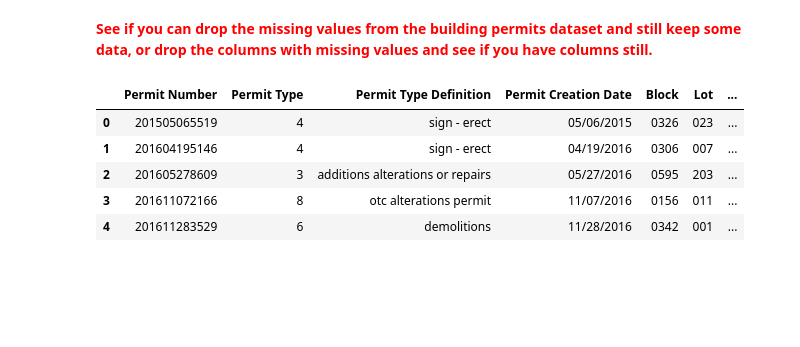
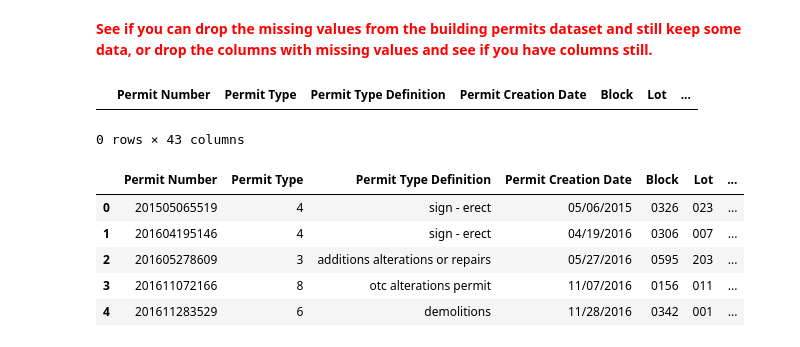
Before and after one commit to RandHood/csen1095, a Jupyter notebook: Practice4 - Data Cleaning.ipynb, the cells around one changed output. Drawn from its saved outputs; the diff is of its cells as text; code cells hidden in the pictures; blank space fills up the shorter version.

```diff
--- a/Practice4 - Data Cleaning.ipynb
+++ b/Practice4 - Data Cleaning.ipynb
@@ -345,6 +345,12 @@ Street Number Suffix: 196684 missing values
 Zipcode:                1716 missing values
 # %% [markdown]
 <span style="color:red"><b>See if you can drop the missing values from the building permits dataset and still keep some data, or drop the columns with missing values and see if you have columns still.</b></span>
+# %%
+# dropping the rows with missing values
+building_data.dropna()
+# %% [output]
+|  | Permit Number | Permit Type | Permit Type Definition | Permit Creation Date | Block | Lot | ... |
+0 rows × 43 columns
 # %%
 # dropping the columns that have missing values
 columns_with_na_dropped = building_data.dropna(axis=1) # axis 1 indicates operation along columns
```
Also changed, not shown: parts of 6 cells of this notebook, 2 other files.
